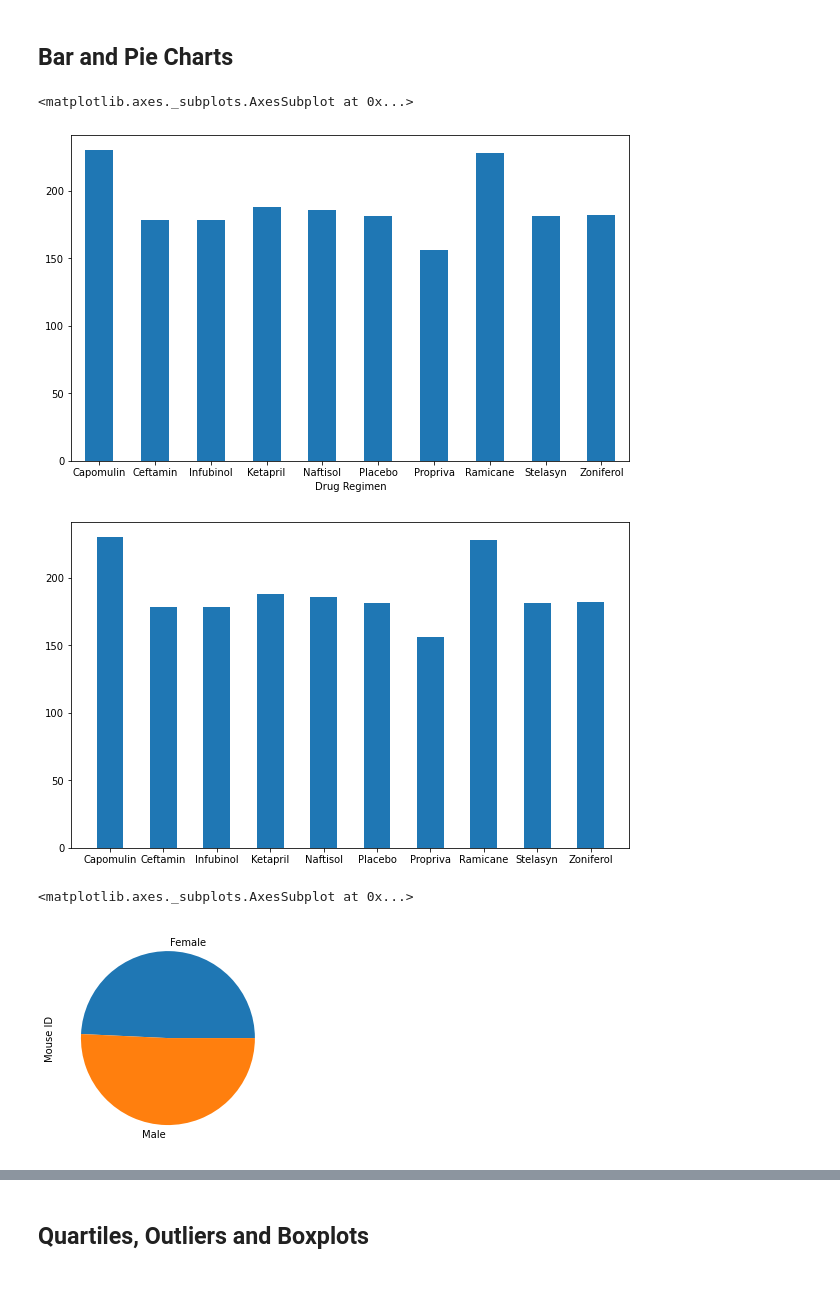
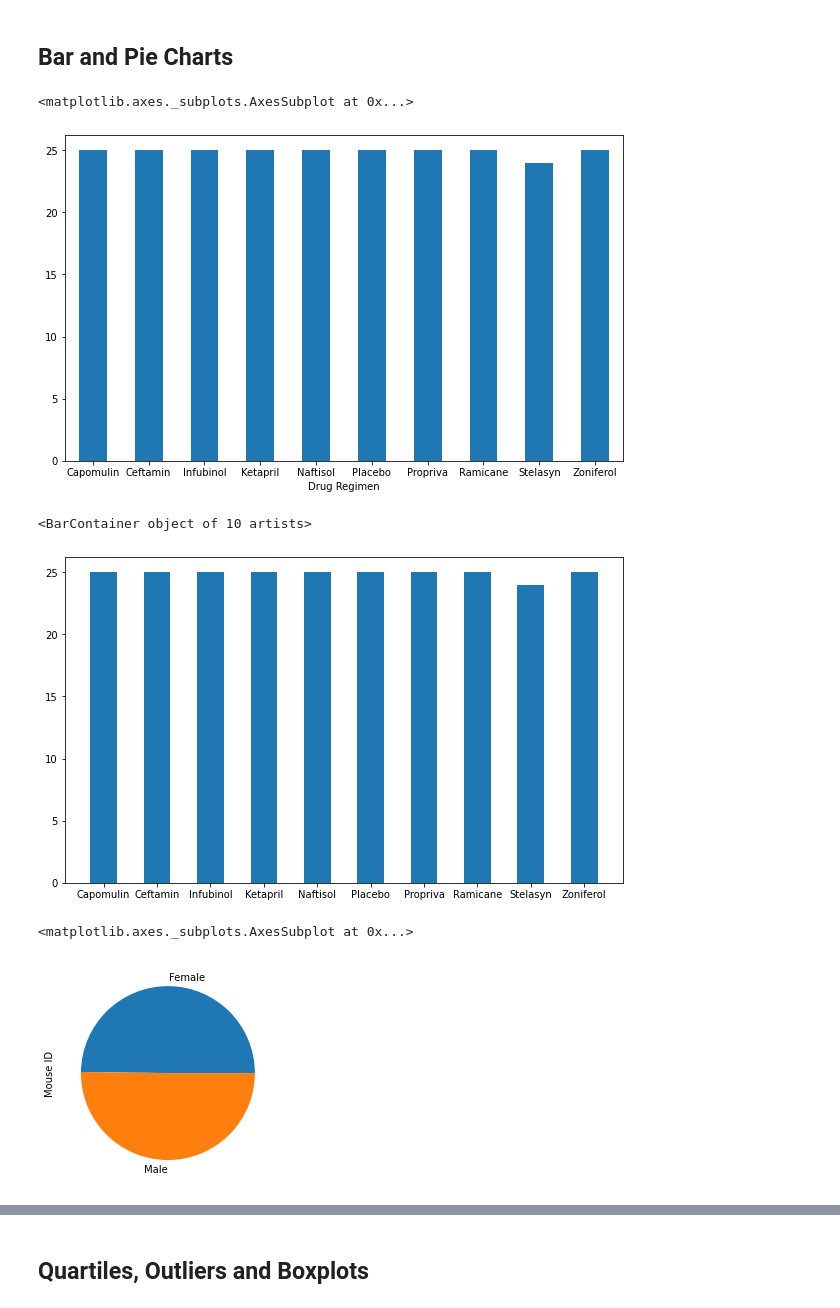
Before and after one commit to jMacProd/MatplotlibChallenge, a Jupyter notebook: Pymaceuticals/pymaceuticals.ipynb, the cells around one changed output, grey strips where cells are left out. Drawn from its saved outputs; the diff is of its cells as text; code cells hidden in the pictures.

```diff
--- a/Pymaceuticals/pymaceuticals.ipynb
+++ b/Pymaceuticals/pymaceuticals.ipynb
@@ -87,9 +91,9 @@ mousedduplicatesfull
 | 917 | g989 | Propriva | Female | 21 | 26 | 20 | 54.657650 | ... |
 # %%
 # Create a clean DataFrame by dropping the duplicate mouse by its ID.
-    #------need to see if I can use index of duplicatse dataframe to drop rows rather than list all the roles
-mousedduplicatesfull= mousecombined_df.drop(mousecombined_df.index[[909,911,913,915,917]])
-mousedduplicatesfull
+    #------need to see if I can use index of duplicates dataframe to drop rows rather than list all the roles
+mouseclean= mousecombined_df.drop(mousecombined_df.index[[909,911,913,915,917]])
+mouseclean
 # %% [output]
 |  | Mouse ID | Drug Regimen | Sex | Age_months | Weight (g) | Timepoint | Tumor Volume (mm3) | ... |
 | 0 | k403 | Ramicane | Male | 21 | 16 | 0 | 45.000000 | ... |
@@ -122,7 +126,7 @@ There are 249 unique mouse IDs records in the dataframe
 
 # This method is the most straighforward, creating multiple series and putting them all together at the end.
 
-mouseregimengroup = mousedduplicatesfull.groupby(["Drug Regimen"])
+mouseregimengroup = mouseclean.groupby(["Drug Regimen"])
 #mean
 regimenmean = mouseregimengroup["Tumor Volume (mm3)"].mean()
 regimenmean
@@ -268,48 +272,49 @@ Regimen_Tumor_Volume_Summary
 # %%
 # Generate a bar plot showing the total number of mice for each treatment throughout the course of the study
     #using pandas.
-#X axis = Regimen
-regimenmice = mouseregimengroup["Mouse ID"].count()
+regimenmice = mouseregimengroup["Mouse ID"].nunique()
 
+#Y axis = Regimen
 regimenY = regimenmice.values.tolist()
 #print(regimenY)
 
-#y azis = number of mice
+#X azis = number of mice
 regimenX = regimenmice.index.tolist()
 #print(regimenX)
 
-#plt.bar(x_axis, users, color='r', alpha=0.5, align="center")
+#sample bar chart - plt.bar(x_axis, users, color='r', alpha=0.5, align="center")
 
 regimenmice.plot.bar(figsize=(10,6), width=.5, rot=0)
 # %% [output]
 <matplotlib.axes._subplots.AxesSubplot at 0x...>
-[figure, old version]
+[figure, new version]
 # %%
 # Generate a bar plot showing the total number of mice for each treatment throughout the course of the study
     #using pyplot.
 
 plt.figure(figsize=(10,6))
 plt.bar(regimenX, regimenY, width=.5,)
-plt.show()
+#plt.show()
 # %% [output]
+<BarContainer object of 10 artists>
-[figure, old version]
+[figure, new version]
 # %%
 
-mousesexgroup = mousedduplicatesfull.groupby(["Sex"])
-mousesexcount = mousesexgroup["Mouse ID"].count()
-
+mousesexgroup = mouseclean.groupby(["Sex"])
+mousesexcount = mousesexgroup["Mouse ID"].nunique()
+#print(mousesexcount)
 
 sexY = mousesexcount.values.tolist()
 #print(sexY)
 
-#y azis = number of mice
+#x axis = number of mice
 sexX = mousesexcount.index.tolist()
 #print(sexX)
 
 mousesexcount.plot.pie()
 # %% [output]
 <matplotlib.axes._subplots.AxesSubplot at 0x...>
-[figure, old version]
+[figure, new version]
 # %%
 # Generate a pie plot showing the distribution of female versus male mice using pyplot
 
```
Also changed, not shown: parts of 5 cells of this notebook, 1 other file.
